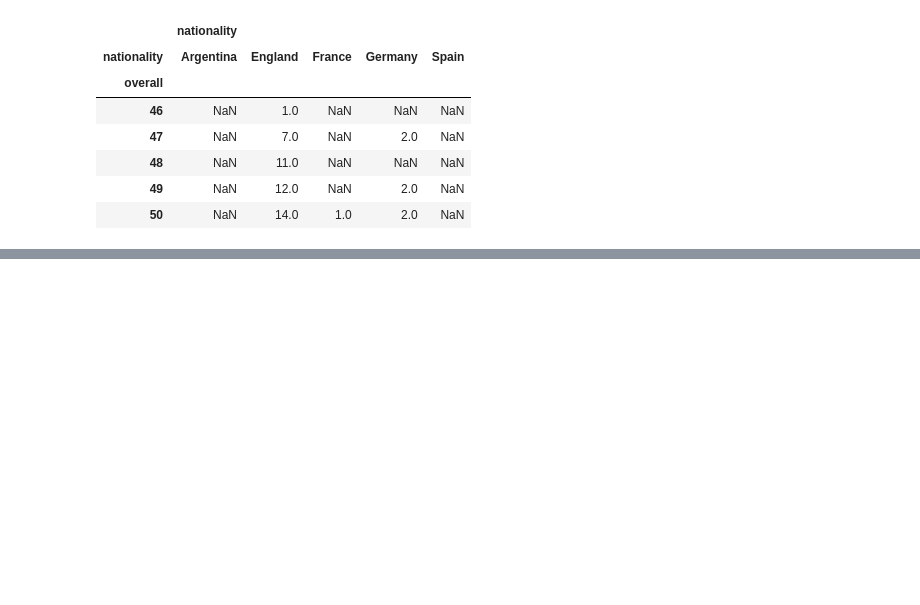
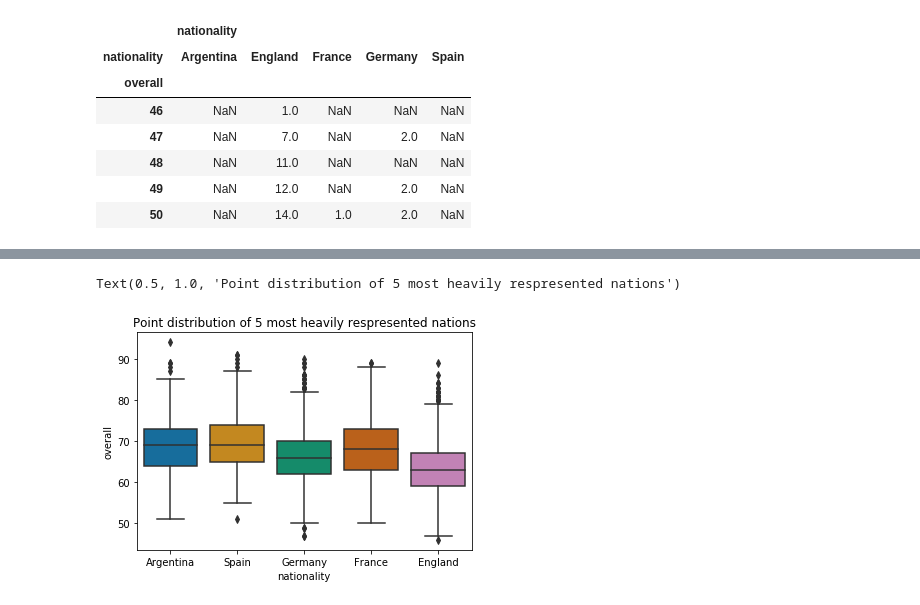
Before and after one commit to shobhitshah/fifa19-player-stats, a Jupyter notebook: scripts/fifa19.ipynb, the cells around one changed output, grey strips where cells are left out. Saved outputs shown, nothing was run; the diff lists cells and outputs as text; code cells hidden in the pictures; blank space fills up the shorter version.

```diff
--- a/scripts/fifa19.ipynb
+++ b/scripts/fifa19.ipynb
@@ -149,0 +172,11 @@ Text(0.5, 1.0, 'Count of overall score for each nation')
+# %%
+# train[train.nationality.isin(train.nationality.value_counts().head(5).index)]
+
+sns.boxplot(
+    x='nationality',
+    y='overall',
+    data=train[train.nationality.isin(train.nationality.value_counts().head(5).index)]
+).set_title("Point distribution of 5 most heavily respresented nations")
+# %% [output]
+Text(0.5, 1.0, 'Point distribution of 5 most heavily respresented nations')
+[figure, added]
```
Also changed, not shown: parts of 9 cells of this notebook.
